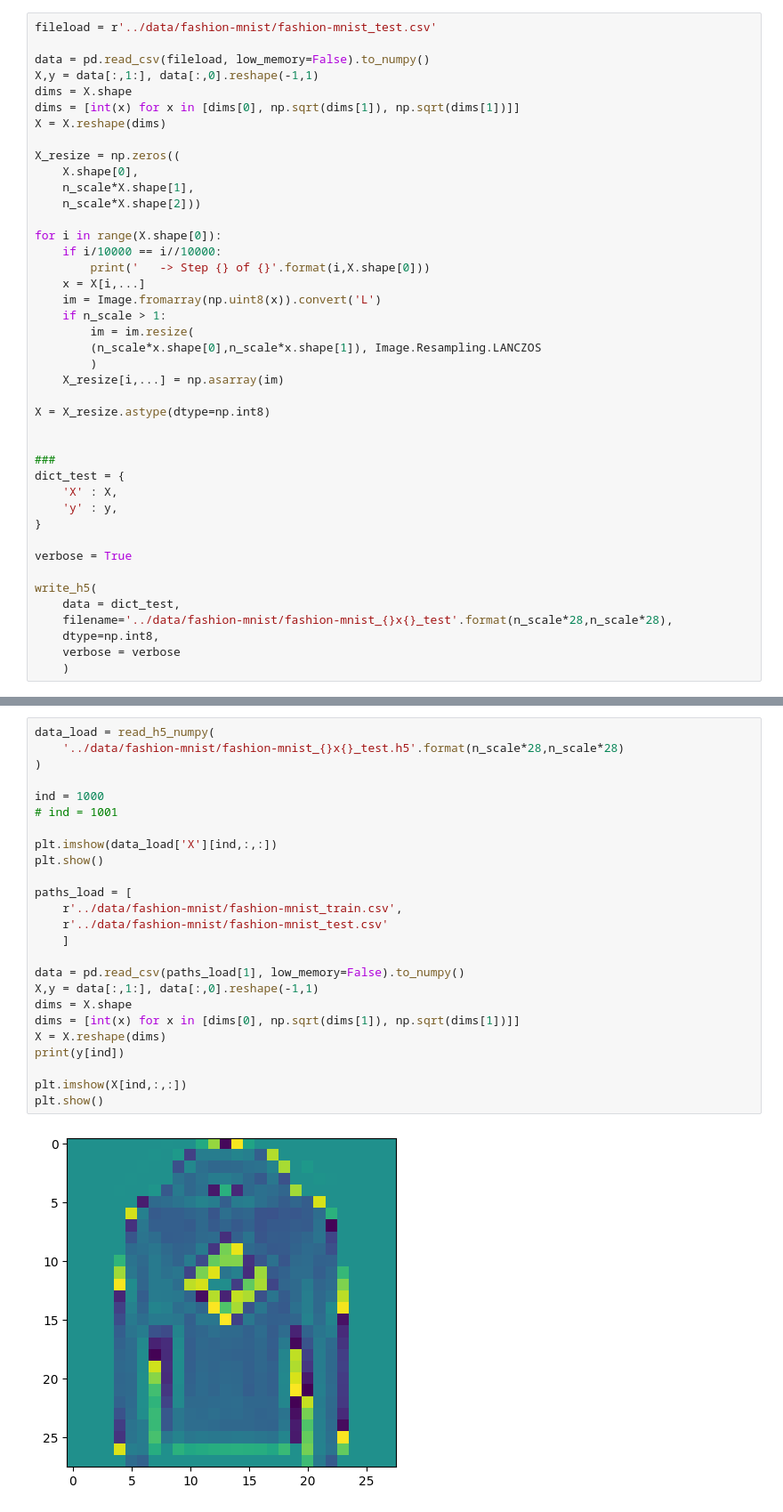
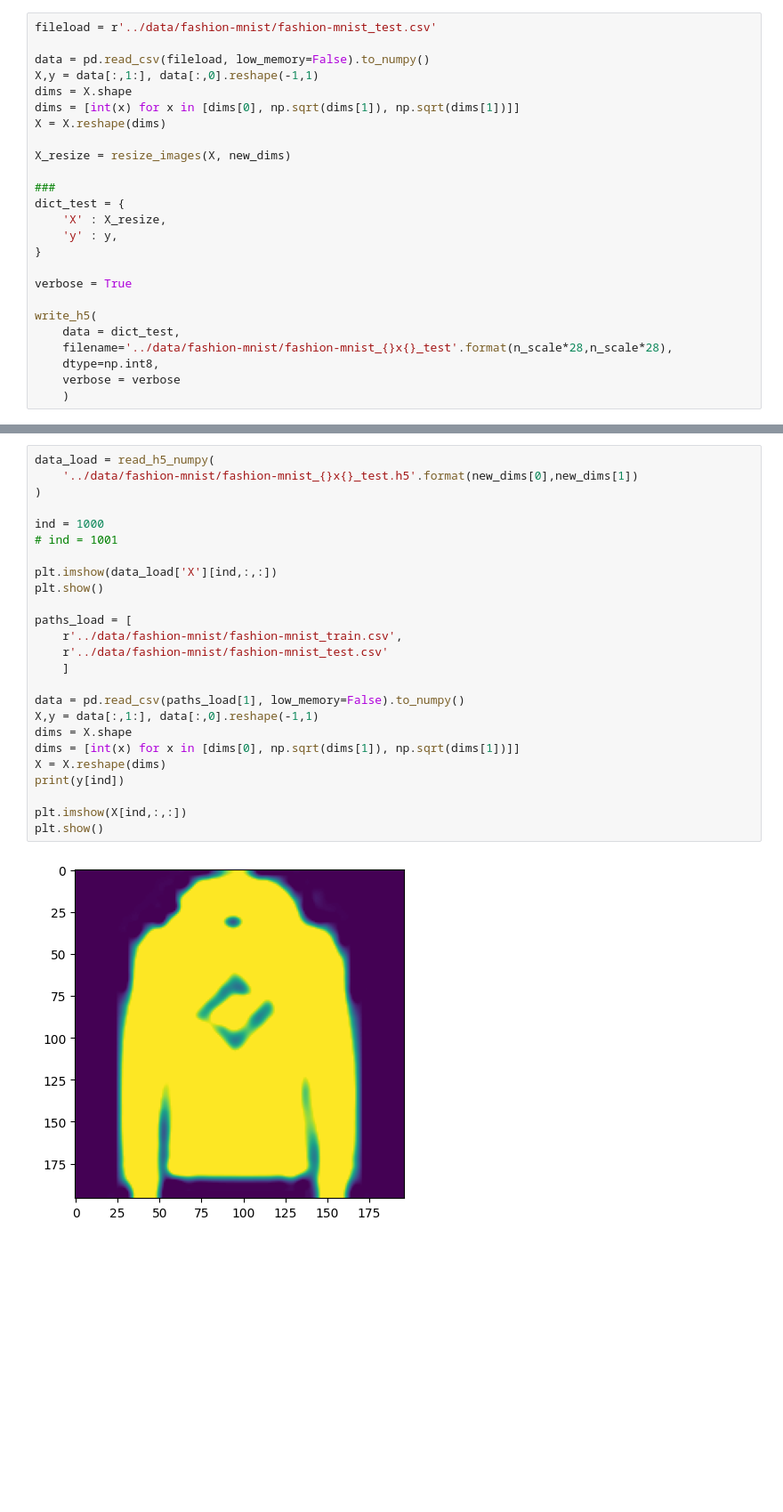
Before and after one commit to matteobonotto/PyTorch-Lightning-template, a Jupyter notebook: notebooks/prepare_datasets.ipynb, the cells around one changed output, grey strips where cells are left out. Shown at 89% size. Drawn from its saved outputs; the diff is of its cells as text; blank space fills up the shorter version.

Commit message:
fixing image resizing and datasets

```diff
--- a/notebooks/prepare_datasets.ipynb
+++ b/notebooks/prepare_datasets.ipynb
@@ -100,28 +116,11 @@ dims = X.shape
 dims = [int(x) for x in [dims[0], np.sqrt(dims[1]), np.sqrt(dims[1])]]
 X = X.reshape(dims)
 
-X_resize = np.zeros((
-    X.shape[0],
-    n_scale*X.shape[1],
-    n_scale*X.shape[2]))
-
-for i in range(X.shape[0]):
-    if i/10000 == i//10000:
-        print('   -> Step {} of {}'.format(i,X.shape[0]))
-    x = X[i,...]
-    im = Image.fromarray(np.uint8(x)).convert('L')
-    if n_scale > 1:
-        im = im.resize(
-        (n_scale*x.shape[0],n_scale*x.shape[1]), Image.Resampling.LANCZOS
-        )
-    X_resize[i,...] = np.asarray(im)
-
-X = X_resize.astype(dtype=np.int8)
-
+X_resize = resize_images(X, new_dims)
 
 ###
 dict_test = {
-    'X' : X,
+    'X' : X_resize,
     'y' : y,
 }
 
@@ -141,29 +142,29 @@ Processing key: y, dims: (10000, 1), size: 0.00MB
 # %%
 data_load = read_h5_numpy(
-    '../data/fashion-mnist/fashion-mnist_{}x{}_test.h5'.format(n_scale*28,n_scale*28)
+    '../data/fashion-mnist/fashion-mnist_{}x{}_test.h5'.format(new_dims[0],new_dims[1])
 )
 
 ind = 1000
 # ind = 1001
 
 plt.imshow(data_load['X'][ind,:,:])
 plt.show()
 
 paths_load = [
     r'../data/fashion-mnist/fashion-mnist_train.csv',
     r'../data/fashion-mnist/fashion-mnist_test.csv'
     ]
 
 data = pd.read_csv(paths_load[1], low_memory=False).to_numpy()
 X,y = data[:,1:], data[:,0].reshape(-1,1)
 dims = X.shape
 dims = [int(x) for x in [dims[0], np.sqrt(dims[1]), np.sqrt(dims[1])]]
 X = X.reshape(dims)
 print(y[ind])
 
 plt.imshow(X[ind,:,:])
 plt.show()
 # %% [output]
-[figure, old version]
+[figure, new version]
 [2]
 [figure]
```
Also changed, not shown: parts of 4 cells of this notebook, 1 other file.
